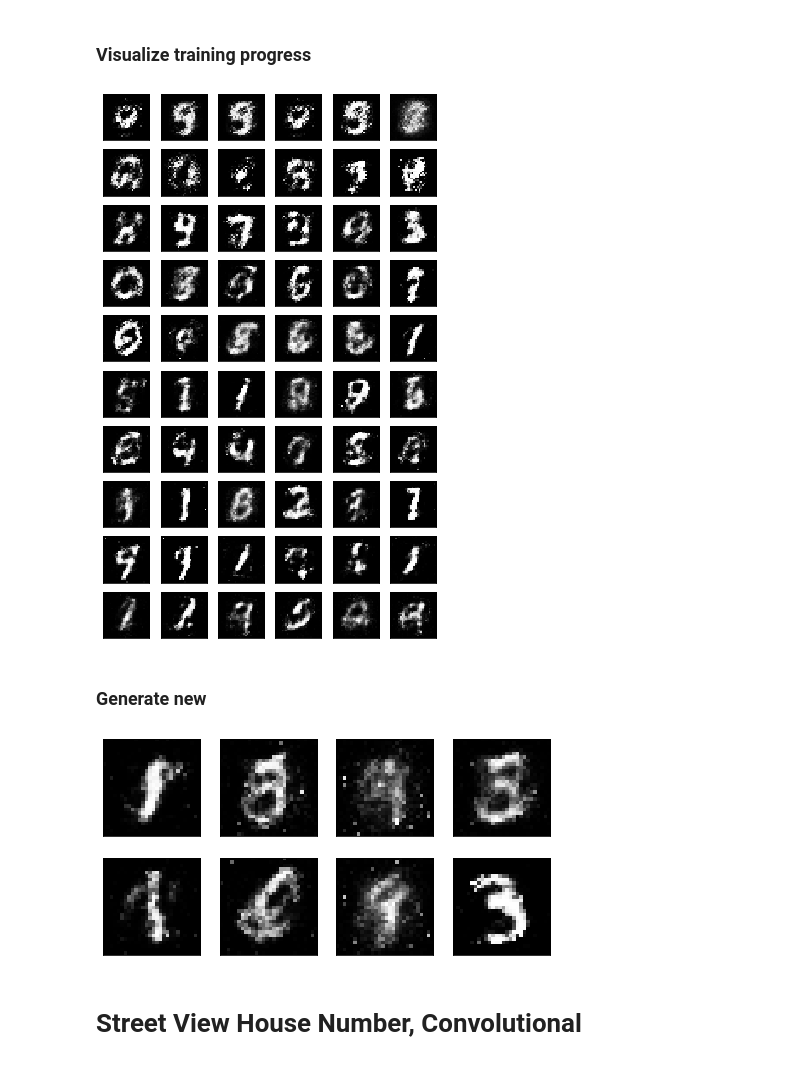
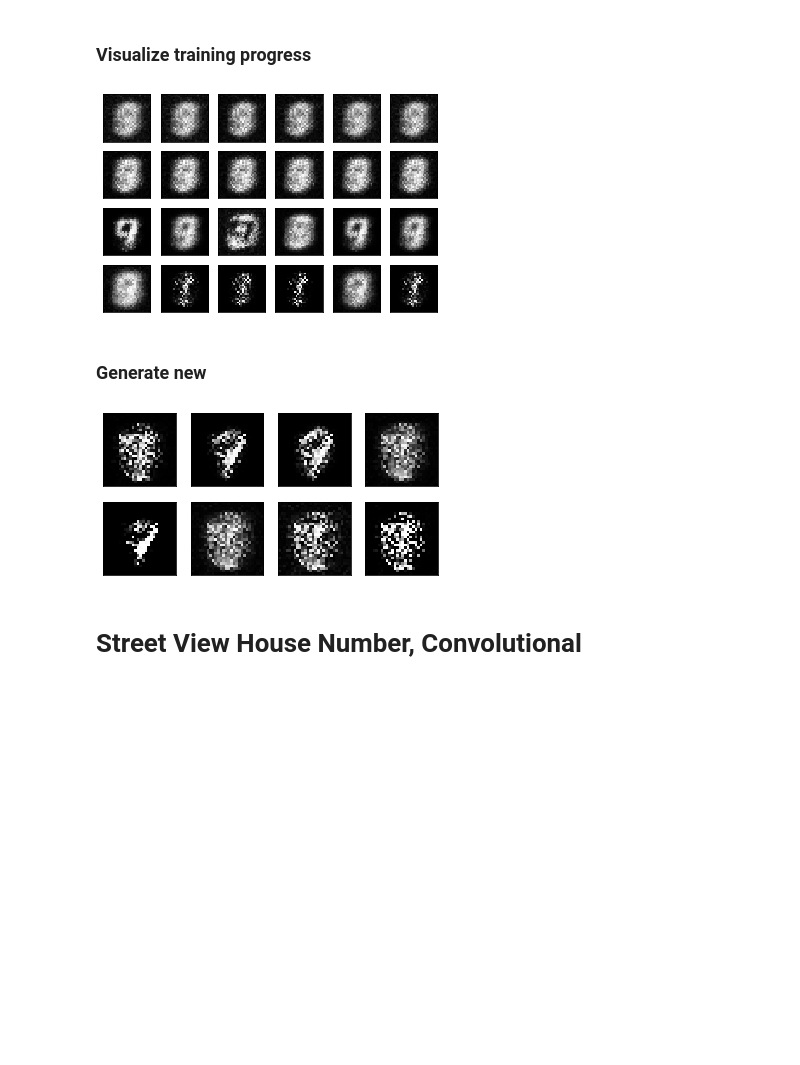
Before and after one commit to hoihui/nlp, a Jupyter notebook: GAN.ipynb, the cells around one changed output. Cells and saved outputs as stored; diff of their text form; code cells hidden in the pictures; blank space fills up the shorter version.

```diff
--- a/GAN.ipynb
+++ b/GAN.ipynb
@@ -21,8 +19,9 @@ import torch
 
 imgsize = 28
 batch_size = 64  # how many samples per batch to load
-imgsize = 28
-epochs = 50
+z_size = 28*28
+print_every=100
+epochs = 5
 patience = 2  #early stopping
 lr = 0.002
 # %% [markdown]
@@ -156,9 +155,6 @@ d_optimizer = torch.optim.Adam(D.parameters(), lr)
 g_optimizer = torch.optim.Adam(G.parameters(), lr)
 # %% [markdown]
 ## Train
-# %%
-print_every = 100
-epochs = 100
 # %%
 # Get some fixed data for sampling. These are images that are held
 # constant throughout training, and allow us to inspect the model's performance
@@ -224,18 +221,18 @@ for epoch in range(epochs):
 # %% [markdown]
 ### Visualize training progress
 # %%
-nrows = 10 # split epochs into 10, so 100/10 = every 10 epochs
+nrows = 4 # split epochs into 10, so 100/10 = every 10 epochs
 ncols = 6
 fig, axes = plt.subplots(figsize=(ncols,nrows), nrows=nrows, ncols=ncols, sharex=True, sharey=True)
 
 for sample, ax_row in zip(samples[::int(len(samples)/nrows)], axes):
     for img, ax in zip(sample[::int(len(sample)/ncols)], ax_row):
-        img = img.detach()
+        img = img.cpu().detach()
         ax.imshow(img.reshape((28,28)), cmap='Greys_r')
         ax.xaxis.set_visible(False)
         ax.yaxis.set_visible(False)
 # %% [output]
-[figure, old version]
+[figure, new version]
 # %% [markdown]
 ### Generate new
 # %%
@@ -248,7 +245,7 @@ rand_images = G(rand_z.to(device))
 
 view_samples(0, [rand_images])
 # %% [output]
-[figure, old version]
+[figure, new version]
 # %% [markdown]
 # Street View House Number, Convolutional
 # %% [markdown]
```
Also changed, not shown: parts of 14 cells of this notebook.
